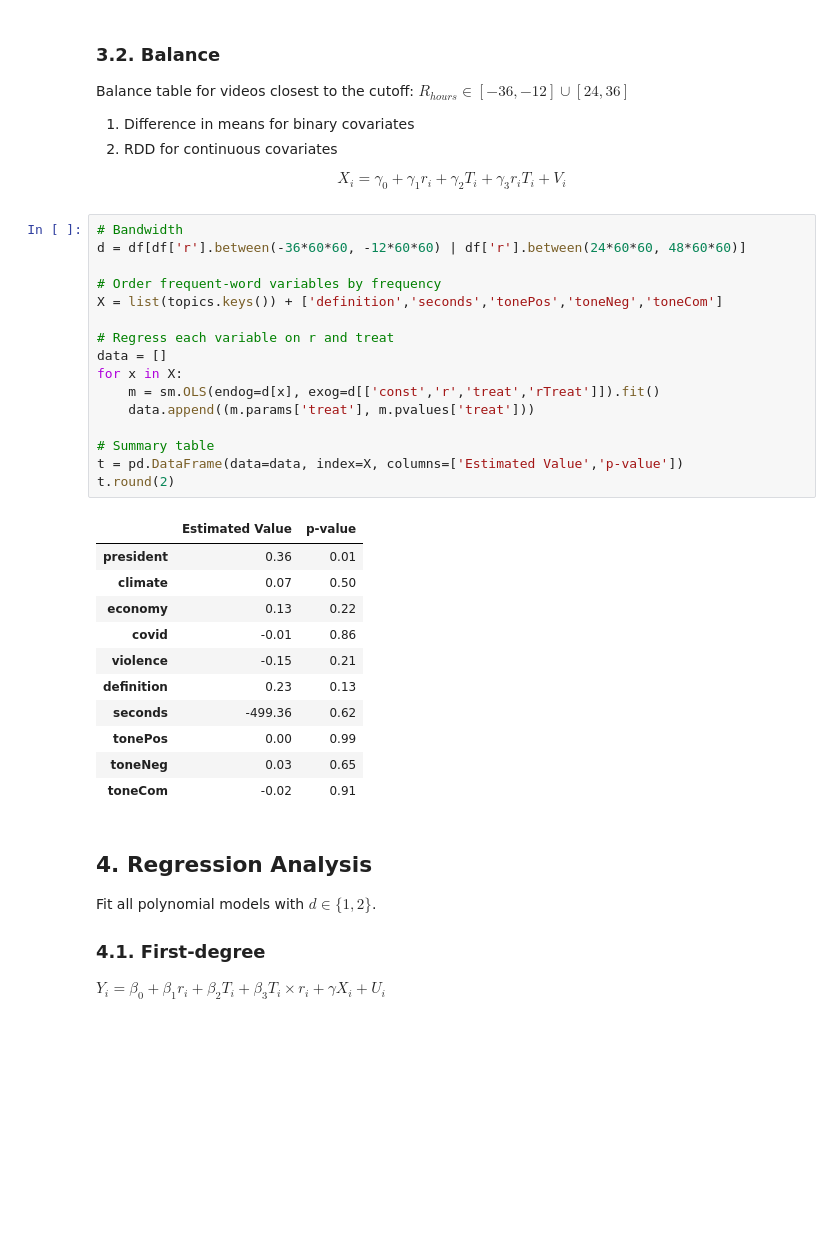
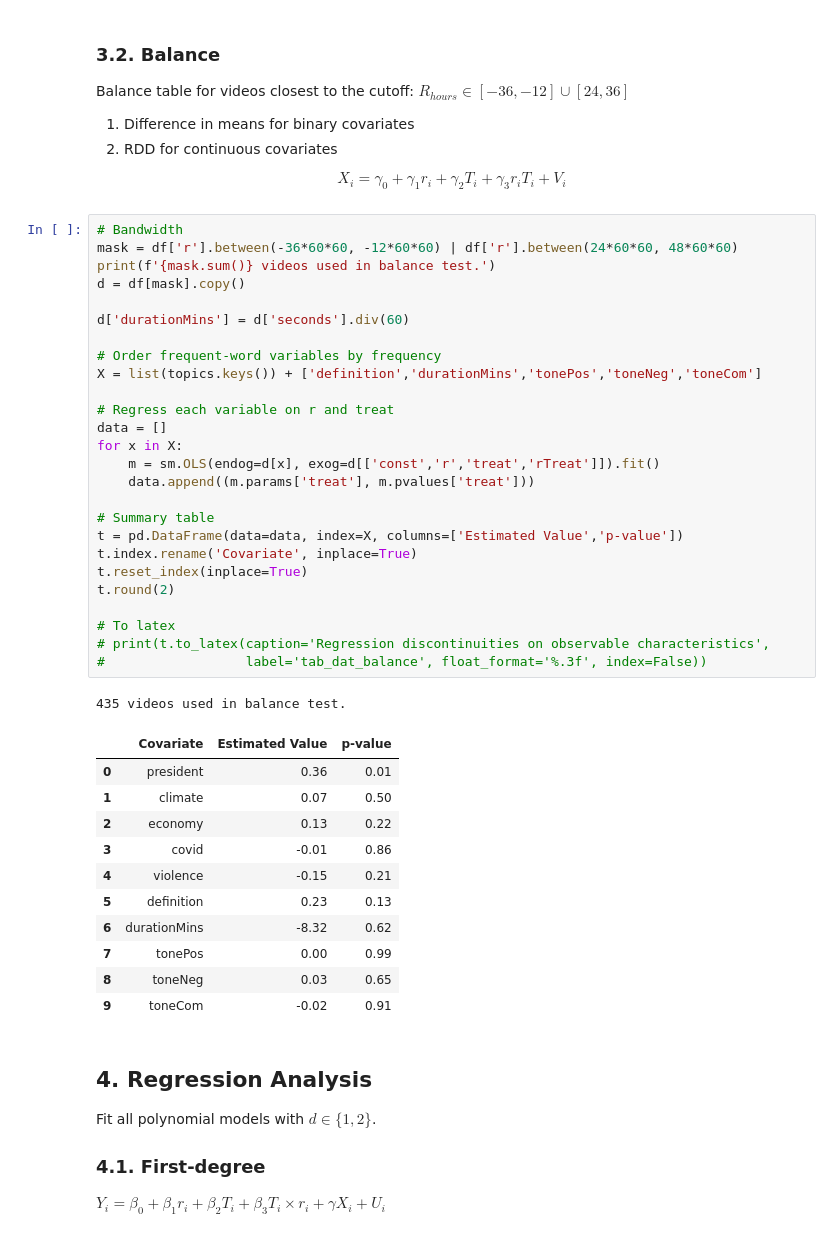
Before and after one commit to ArturoSbr/youtube-dislike-count, a Jupyter notebook: cod/02_analysis/01_analysis.ipynb, the cells around one changed output. Saved outputs shown, nothing was run; the diff lists cells and outputs as text; blank space fills up the shorter version.

```diff
--- a/cod/02_analysis/01_analysis.ipynb
+++ b/cod/02_analysis/01_analysis.ipynb
@@ -197,32 +197,43 @@ Balance table for videos closest to the cutoff: $R_{hours} \in [-36,-12] \cup [2
 $$X_i = \gamma_0 + \gamma_1 r_i + \gamma_2 T_i + \gamma_3 r_i T_i + V_i$$
 # %%
 # Bandwidth
-d = df[df['r'].between(-36*60*60, -12*60*60) | df['r'].between(24*60*60, 48*60*60)]
+mask = df['r'].between(-36*60*60, -12*60*60) | df['r'].between(24*60*60, 48*60*60)
+print(f'{mask.sum()} videos used in balance test.')
+d = df[mask].copy()
+
+d['durationMins'] = d['seconds'].div(60)
 
 # Order frequent-word variables by frequency
-X = list(topics.keys()) + ['definition','seconds','tonePos','toneNeg','toneCom']
+X = list(topics.keys()) + ['definition','durationMins','tonePos','toneNeg','toneCom']
 
 # Regress each variable on r and treat
 data = []
 for x in X:
     m = sm.OLS(endog=d[x], exog=d[['const','r','treat','rTreat']]).fit()
     data.append((m.params['treat'], m.pvalues['treat']))
 
 # Summary table
 t = pd.DataFrame(data=data, index=X, columns=['Estimated Value','p-value'])
+t.index.rename('Covariate', inplace=True)
+t.reset_index(inplace=True)
 t.round(2)
+
+# To latex
+# print(t.to_latex(caption='Regression discontinuities on observable characteristics',
+#                  label='tab_dat_balance', float_format='%.3f', index=False))
 # %% [output]
+435 videos used in balance test.
-|  | Estimated Value | p-value |
-| president | 0.36 | 0.01 |
-| climate | 0.07 | 0.50 |
-| economy | 0.13 | 0.22 |
-| covid | -0.01 | 0.86 |
-| violence | -0.15 | 0.21 |
-| definition | 0.23 | 0.13 |
-| seconds | -499.36 | 0.62 |
-| tonePos | 0.00 | 0.99 |
-| toneNeg | 0.03 | 0.65 |
-| toneCom | -0.02 | 0.91 |
+|  | Covariate | Estimated Value | p-value |
+| 0 | president | 0.36 | 0.01 |
+| 1 | climate | 0.07 | 0.50 |
+| 2 | economy | 0.13 | 0.22 |
+| 3 | covid | -0.01 | 0.86 |
+| 4 | violence | -0.15 | 0.21 |
+| 5 | definition | 0.23 | 0.13 |
+| 6 | durationMins | -8.32 | 0.62 |
+| 7 | tonePos | 0.00 | 0.99 |
+| 8 | toneNeg | 0.03 | 0.65 |
+| 9 | toneCom | -0.02 | 0.91 |
 # %% [markdown]
 ## 4. Regression Analysis
 Fit all polynomial models with $d \in \{1, 2\}$.
```
Also changed, not shown: parts of 16 cells of this notebook.
